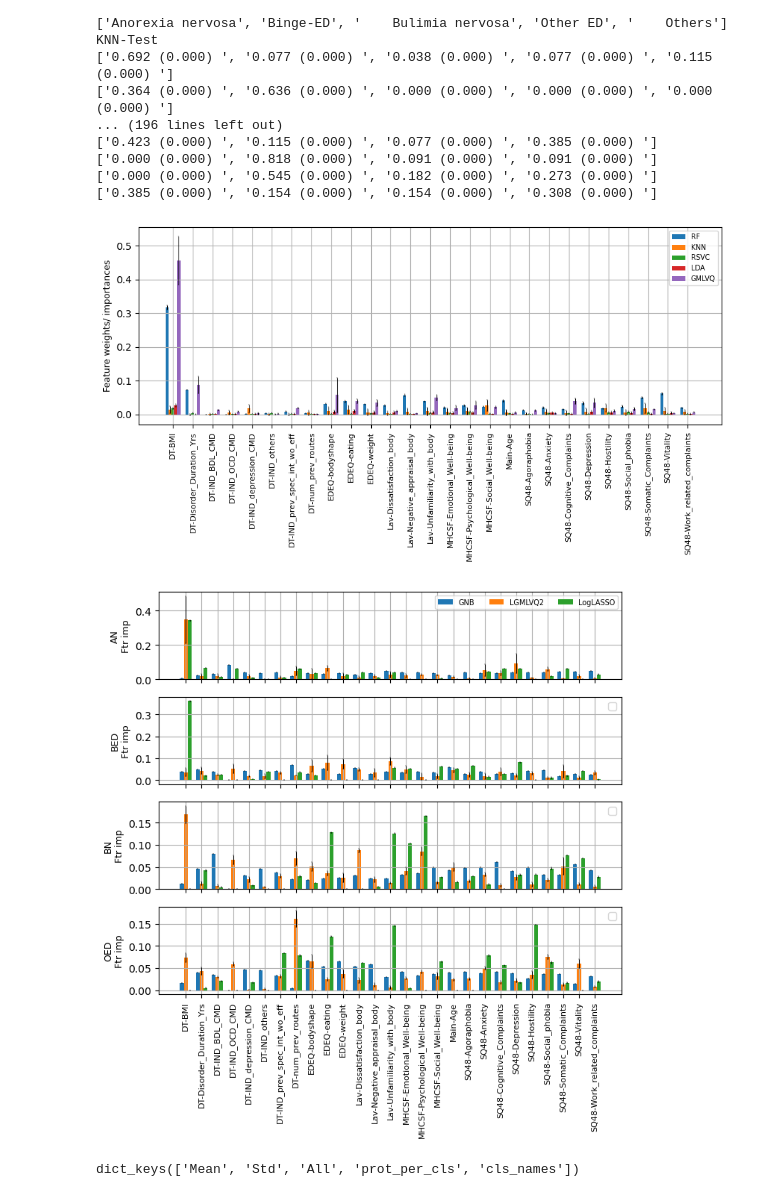
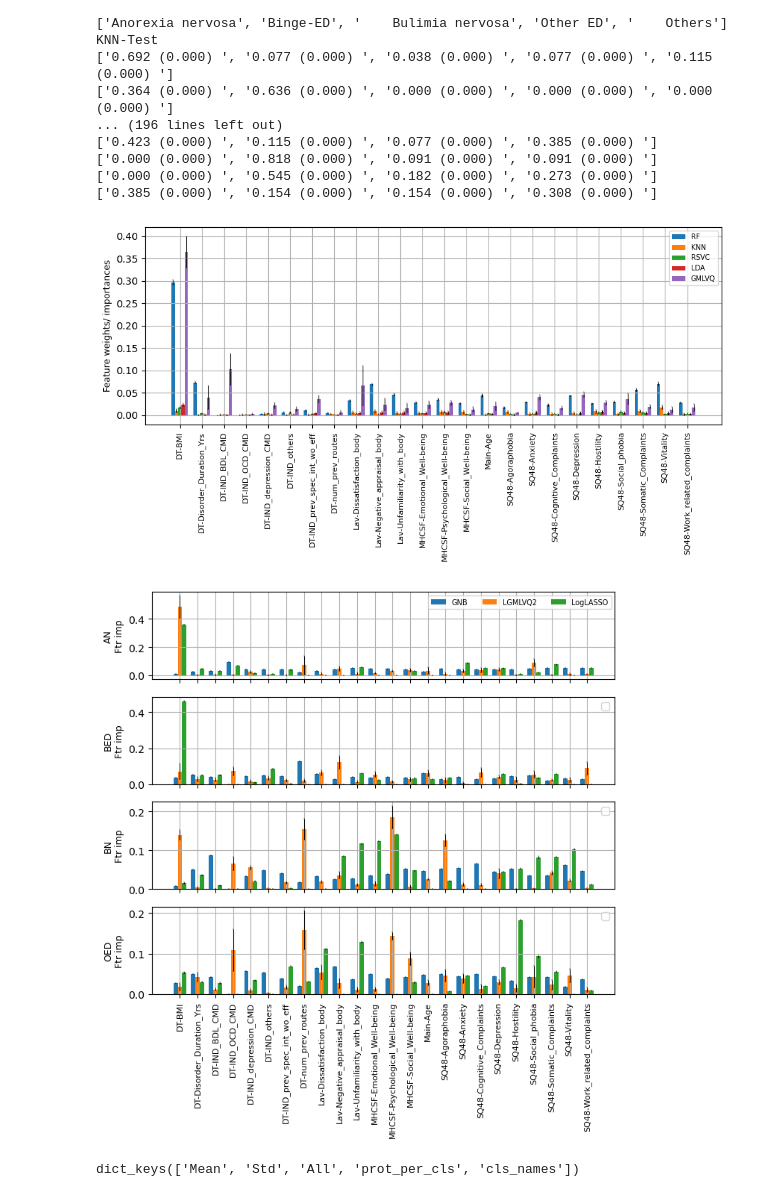
Before and after one commit to SrGh31/ED-profiling, a Jupyter notebook: Prediction_EDTypes_Severity.ipynb, the cells around one changed output. Drawn from its saved outputs; the diff is of its cells as text; code cells hidden in the pictures.

```diff
--- a/Prediction_EDTypes_Severity.ipynb
+++ b/Prediction_EDTypes_Severity.ipynb
@@ -433,7 +428,7 @@ KNN-Test
 # %%
 select_keys1=['RF', 'KNN','RSVC', 'LDA','GMLVQ']
 select_keys2=['GNB','LGMLVQ2', 'LogLASSO']
-fs, choice=9, 2.1
+fs, choice=9, 1.1
 exp_name=save_dict[choice]
 X=dataset_types[choice]['mice_zXtrain']
 fimp_all=fimp_all_exps[choice]
@@ -463,7 +458,7 @@ fig.savefig('figs/PDFs/classification/FIMP1%s.pdf'%exp_name, bbox_inches='tight'
 fig.savefig('figs/PNGs/classification/FIMP1_%s.png'%exp_name, bbox_inches='tight', transparent=True,
                pad_inches=0.01)
 # %% [output]
-[figure, old version]
+[figure, new version]
 # %%
 select_keys2=['GNB','LGMLVQ2', 'LogLASSO']
 Cls_dict=dict(zip(fimp_all_exps[choice]['GNB']['cls_names'], ['AN','BED','BN', 'OED', 'Others']))
@@ -473,34 +468,35 @@ width = 0.25  # the width of the bars
 #shifts=[-0.48, -0.33,-0.167, 0.167,0.33,0.48]
 shifts=[-0.25,0.0,0.25]
 fig1, ax1 = plt.subplots(nclasses,1, figsize=(8,7), sharex=True)
 rects_all={}
 #fimp_all['GNB']['C1']
 for cls in range(0, nclasses):
     for idx,key in enumerate(select_keys2):
         clsName=fimp_all_exps[choice][key]['cls_names'][cls]#pipeClassifiers_all[key][0][key].classes_[cls]
         bardata, err=np.mean(fimp_all[key]['C%d'%(cls+1)]['All'], axis=0), np.std(fimp_all[key]['C%d'%(cls+1)]['All'], axis=0)
         rects_all[key] = ax1[cls].bar(ind +shifts[idx], bardata, width, yerr=err, label=key,
                            error_kw=dict(lw=0.75, capsize=0.5, capthick=0.3))
 # Add some text for labels, title and custom x-axis tick labels, etc.
     ax1[cls].set_ylabel('%s\nFtr imp'%Cls_dict[clsName], fontsize=fs)
     ax1[cls].grid()
     if cls==nclasses-1:
         ax1[cls].set_xticks(ind)
         ax1[cls].set_xticklabels(adapted_combo_cols, rotation=90, fontsize=fs-1)
     else:
         ax1[cls].set_xticklabels([])
     if cls==0:
         ax1[cls].legend(fontsize=fs-2, loc='upper right', ncol=3)
     else:
         ax1[cls].legend('')
+fig.suptitle(exp_name, fontsize=fs)
 fig.tight_layout()
 plt.show()
 fig1.savefig('figs/PDFs/classification/FIMP2_%s.pdf'%exp_name, bbox_inches='tight', transparent=False,\
                pad_inches=0.01)
 fig1.savefig('figs/PNGs/classification/FIMP2_%s.png'%exp_name, bbox_inches='tight', transparent=False,\
                pad_inches=0.01)
 # %% [output]
-[figure, old version]
+[figure, new version]
 # %%
 pipeClassifiers_all.keys()
 prots_lvq_all[choice]['GMLVQ'].keys()
```
Also changed, not shown: parts of 7 cells of this notebook, 15 other files.
